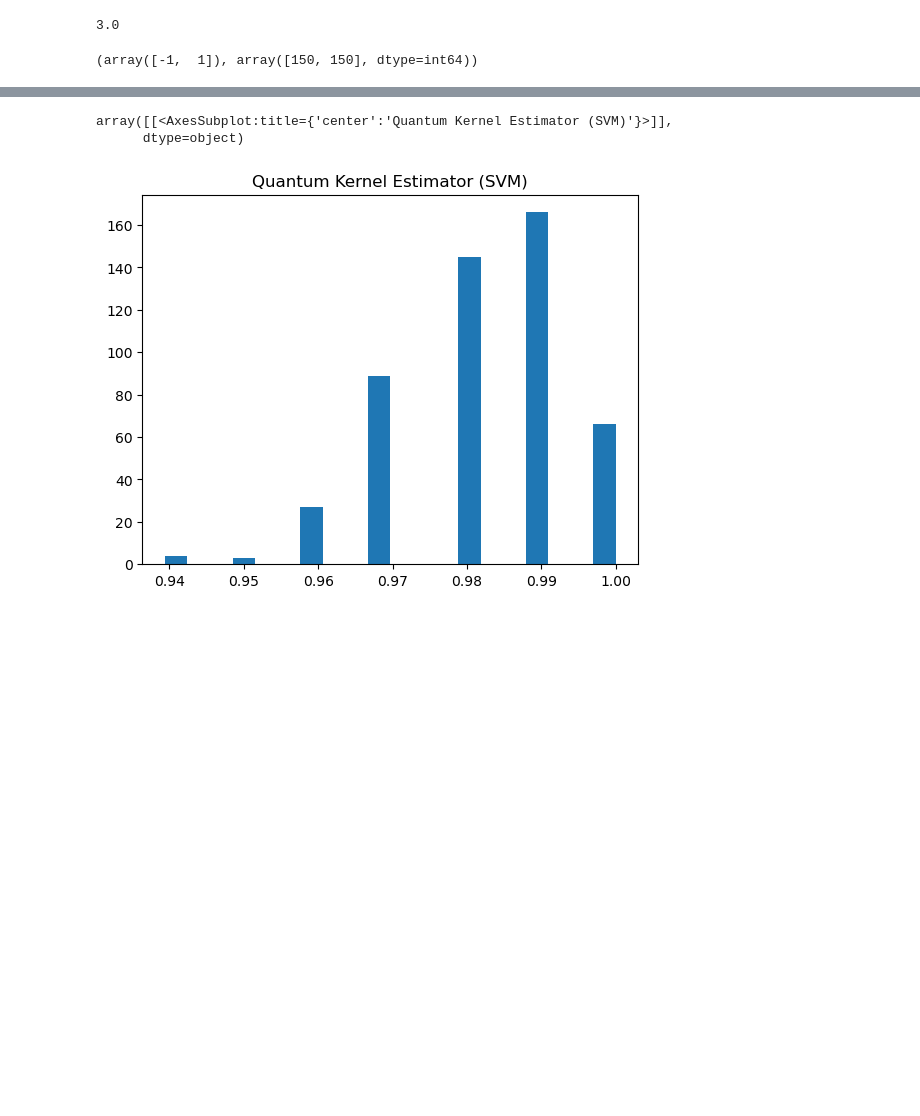
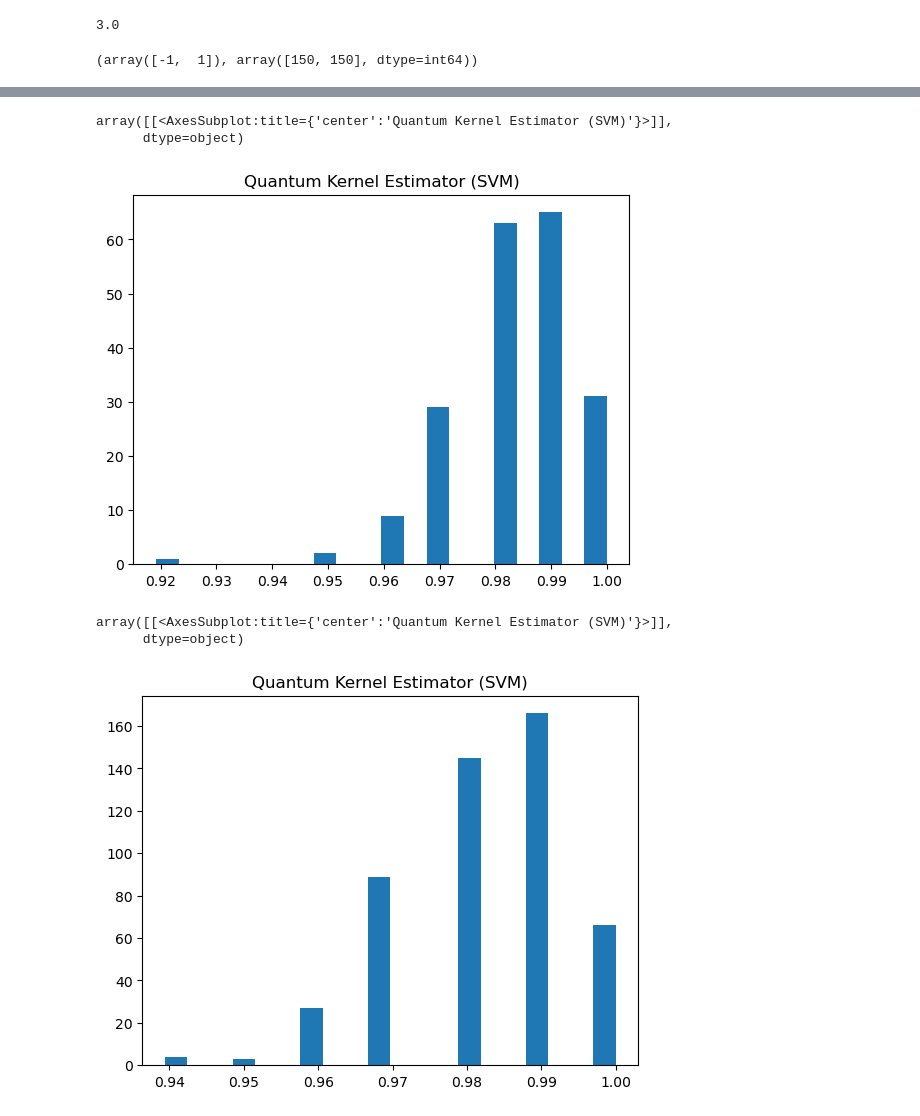
Before and after one commit to Irnamosa/QuantumImage, a Jupyter notebook: kernel/featuremap/OF_final.ipynb, the cells around one changed output, grey strips where cells are left out. Drawn from its saved outputs; the diff is of its cells as text; code cells hidden in the pictures; blank space fills up the shorter version.

```diff
--- a/kernel/featuremap/OF_final.ipynb
+++ b/kernel/featuremap/OF_final.ipynb
@@ -197,0 +223,6 @@ np.min(scores_qke)
+# %%
+pd.DataFrame(scores_qke).hist(bins=20, grid=False)
+# %% [output]
+array([[<AxesSubplot:title={'center':'Quantum Kernel Estimator (SVM)'}>]],
+      dtype=object)
+[figure, added]
```
Also changed, not shown: parts of 126 cells of this notebook, 19 other files.
